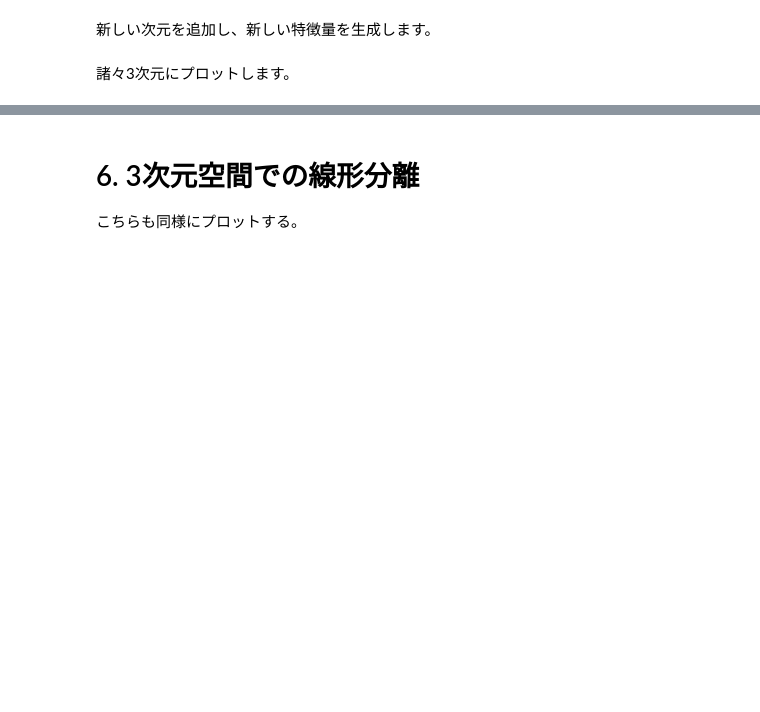
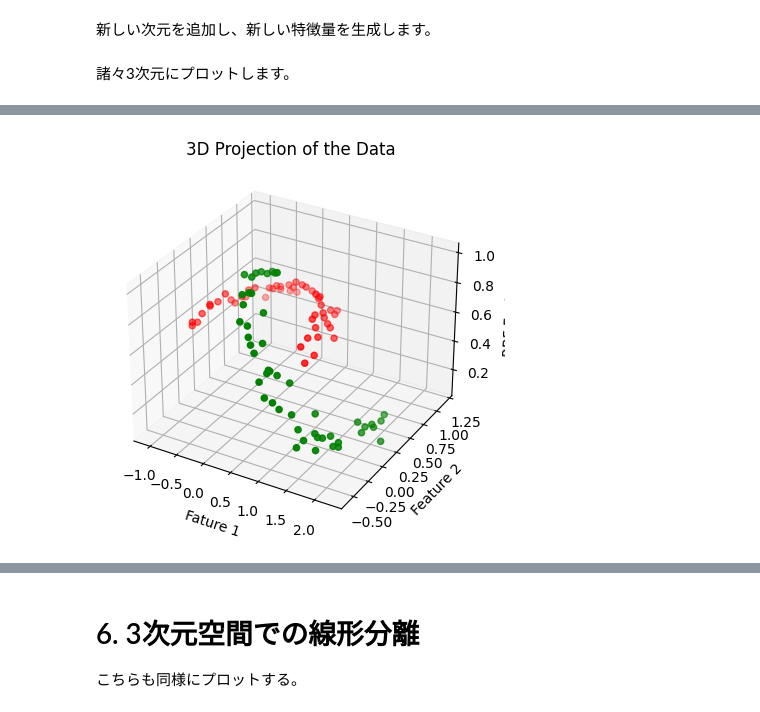
Before and after one commit to shirakurak/write-code-every-day, a Jupyter notebook: rbf-2-3.ipynb, the cells around one changed output, grey strips where cells are left out. Drawn from its saved outputs; the diff is of its cells as text; code cells hidden in the pictures; blank space fills up the shorter version.

```diff
--- a/rbf-2-3.ipynb
+++ b/rbf-2-3.ipynb
@@ -115,3 +115,26 @@ plt.show()
+# %%
+from matplotlib.colors import ListedColormap
+
+# 赤と緑のカラーマップを定義
+custom_cmap = ListedColormap(['red', 'green'])
+
+# 3Dプロットの作成
+fig = plt.figure()
+ax = fig.add_subplot(111, projection='3d')
+
+# データポイントをプロット（赤と緑で色分け）
+ax.scatter(X_projected[:, 0], X_projected[:, 1], X_projected[:, 2], c=y, cmap=custom_cmap)
+
+# 軸ラベルとタイトルを設定
+ax.set_xlabel('Fature 1')
+ax.set_ylabel('Feature 2')
+ax.set_zlabel('RBF Feature')
+
+plt.title("3D Projection of the Data")
+
+plt.show()
+# %% [output]
+[figure, added]
 # %%
 from matplotlib.colors import ListedColormap
 
```
Also changed, not shown: parts of 7 cells of this notebook.
